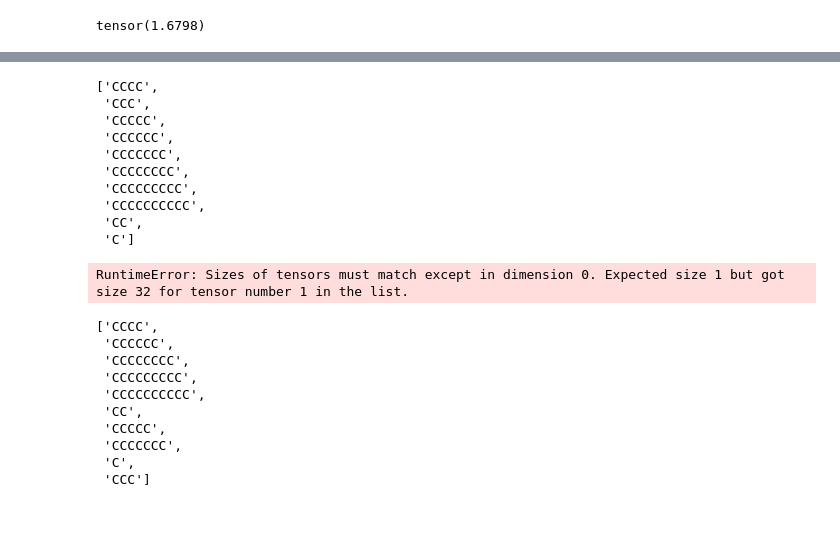
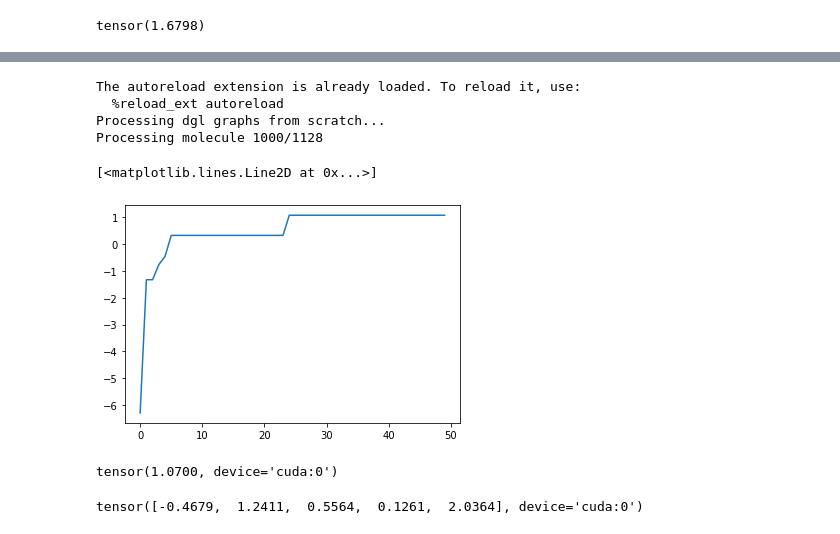
Before and after one commit to yuanqing-wang/malt, a Jupyter notebook: scripts/supervised/pytest_playground.ipynb, the cells around one changed output, grey strips where cells are left out. Drawn from its saved outputs; the diff is of its cells as text; code cells hidden in the pictures.

```diff
--- a/scripts/supervised/pytest_playground.ipynb
+++ b/scripts/supervised/pytest_playground.ipynb
@@ -419,23 +436,15 @@ The autoreload extension is already loaded. To reload it, use:
-# %%
-player.portfolio.smiles
-# %% [output]
-['CCCC',
- 'CCC',
- 'CCCCC',
- 'CCCCCC',
- 'CCCCCCC',
- 'CCCCCCCC',
- 'CCCCCCCCC',
- 'CCCCCCCCCC',
- 'CC',
- 'C']
 # %%
+%load_ext autoreload
+%autoreload 2
+
 import malt
 import torch
 from malt.agents.player import SequentialModelBasedPlayer
 
-dataset = malt.data.collections.linear_alkanes(10)
+# dataset = malt.data.collections.linear_alkanes(10)
+dataset = malt.data.collections.esol()[:100]
 g, y = dataset.batch()
+
 model = malt.models.supervised_model.GaussianProcessSupervisedModel(
    representation=malt.models.representation.DGLRepresentation(
        out_features=32
@@ -462,21 +471,27 @@ player = SequentialModelBasedPlayer(
     assayer=malt.agents.assayer.DatasetAssayer(dataset),
 )
 
-while True:
+# player.step()
+
+for _ in range(50):
     if player.step() is None:
         break
 # %% [output]
-RuntimeError: Sizes of tensors must match except in dimension 0. Expected size 1 but got size 32 for tensor number 1 in the list.
+The autoreload extension is already loaded. To reload it, use:
+  %reload_ext autoreload
+Processing dgl graphs from scratch...
+Processing molecule 1000/1128
-# %%
-player.portfolio.smiles
-# %% [output]
-['CCCC',
- 'CCCCCC',
- 'CCCCCCCC',
- 'CCCCCCCCC',
- 'CCCCCCCCCC',
- 'CC',
- 'CCCCC',
- 'CCCCCCC',
- 'C',
- 'CCC']
+# %%
+import numpy as np
+import matplotlib.pyplot as plt
+
+plt.plot(
+    np.maximum.accumulate(player.portfolio.batch(by='y').tolist())
+)
+# %% [output]
+[<matplotlib.lines.Line2D at 0x...>]
+[figure, added]
+# %%
+y.max()
+# %% [output]
+tensor(1.0700, device='cuda:0')
@@ -482,0 +581,4 @@ player.portfolio.smiles
+# %%
+DumbModel(input_)(g).loc
+# %% [output]
+tensor([-0.4679,  1.2411,  0.5564,  0.1261,  2.0364], device='cuda:0')
```
Also changed, not shown: parts of 10 cells of this notebook, 10 other files.
